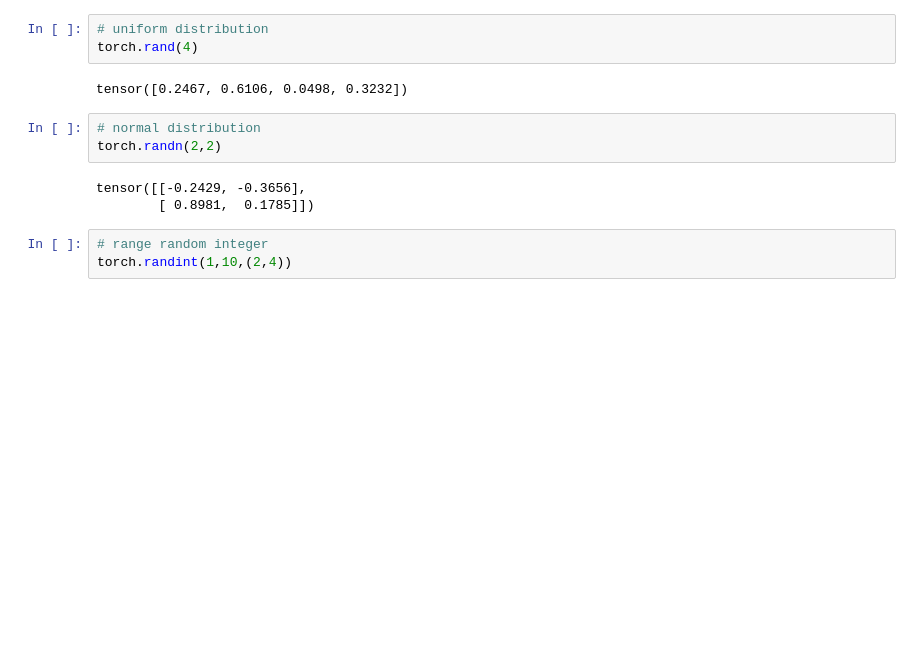
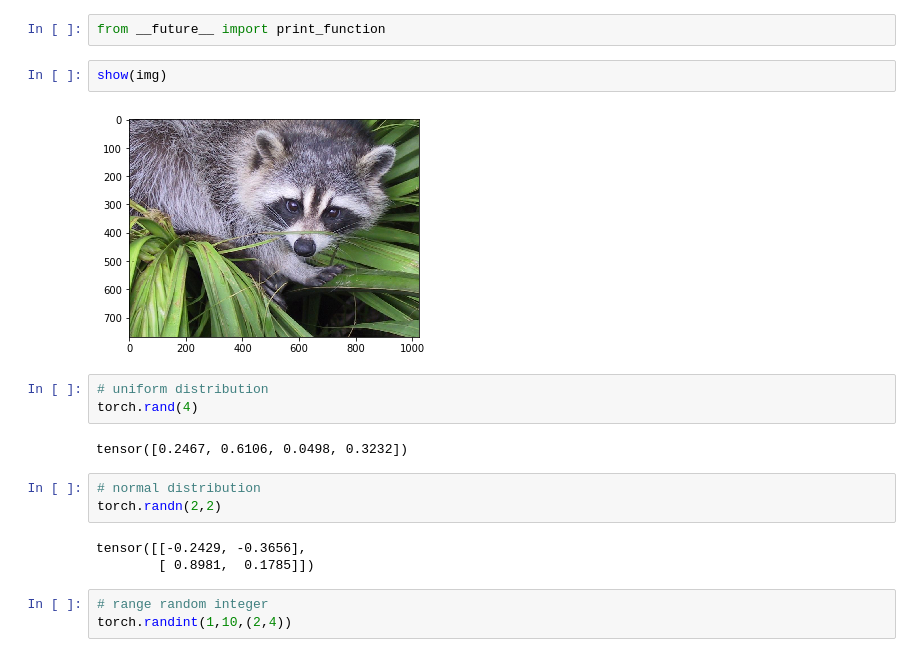
Before and after one commit to zhicaihuang/AI_workshop, a Jupyter notebook: torchDemo.ipynb, the cells around one changed output. Drawn from its saved outputs; the diff is of its cells as text; blank space fills up the shorter version.

```diff
--- a/torchDemo.ipynb
+++ b/torchDemo.ipynb
@@ -3,3 +122,9 @@ import torch
+# %%
+from __future__ import print_function
+# %%
+show(img)
+# %% [output]
+[figure, added]
 # %%
 # uniform distribution
 torch.rand(4)
```
Also changed, not shown: parts of 29 cells of this notebook.
